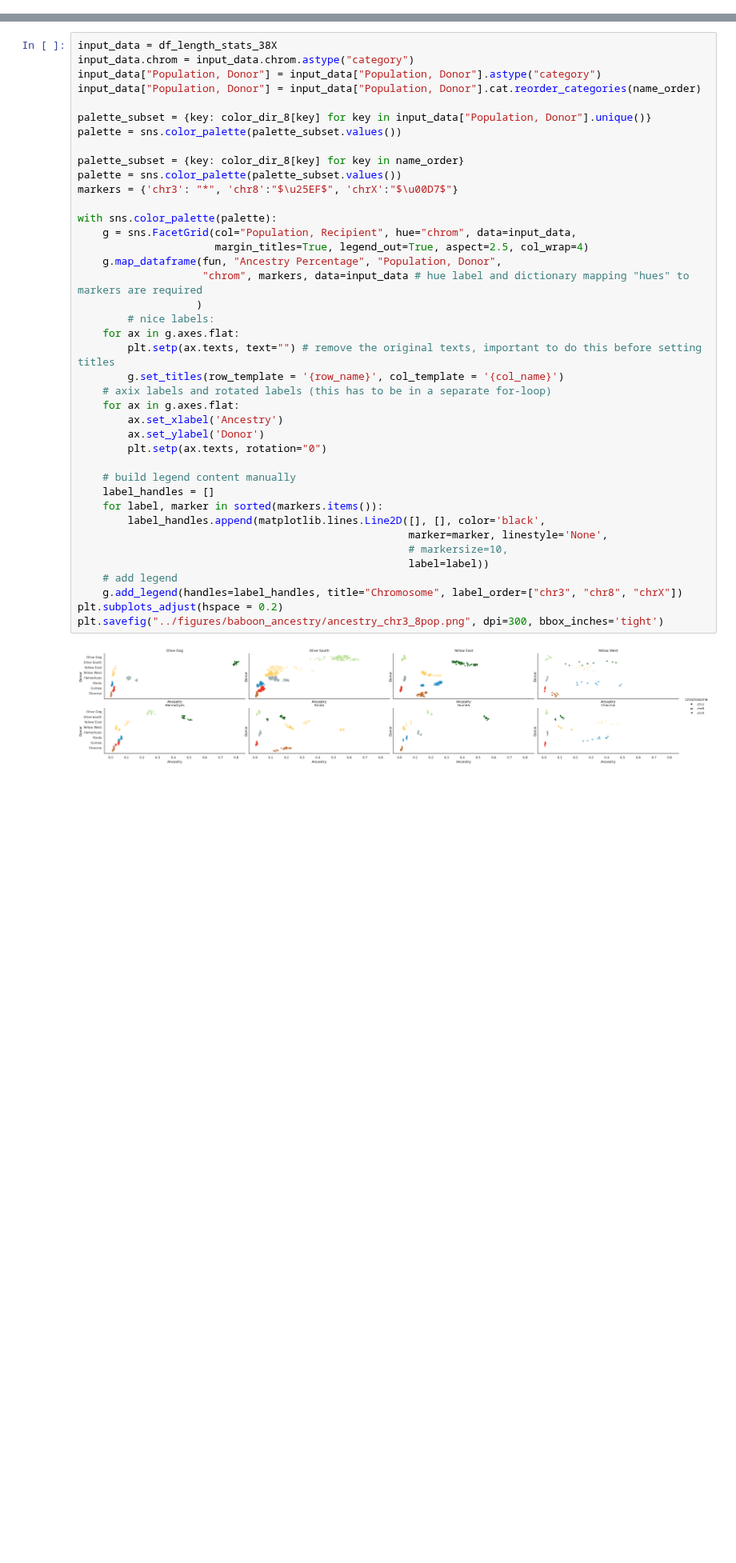
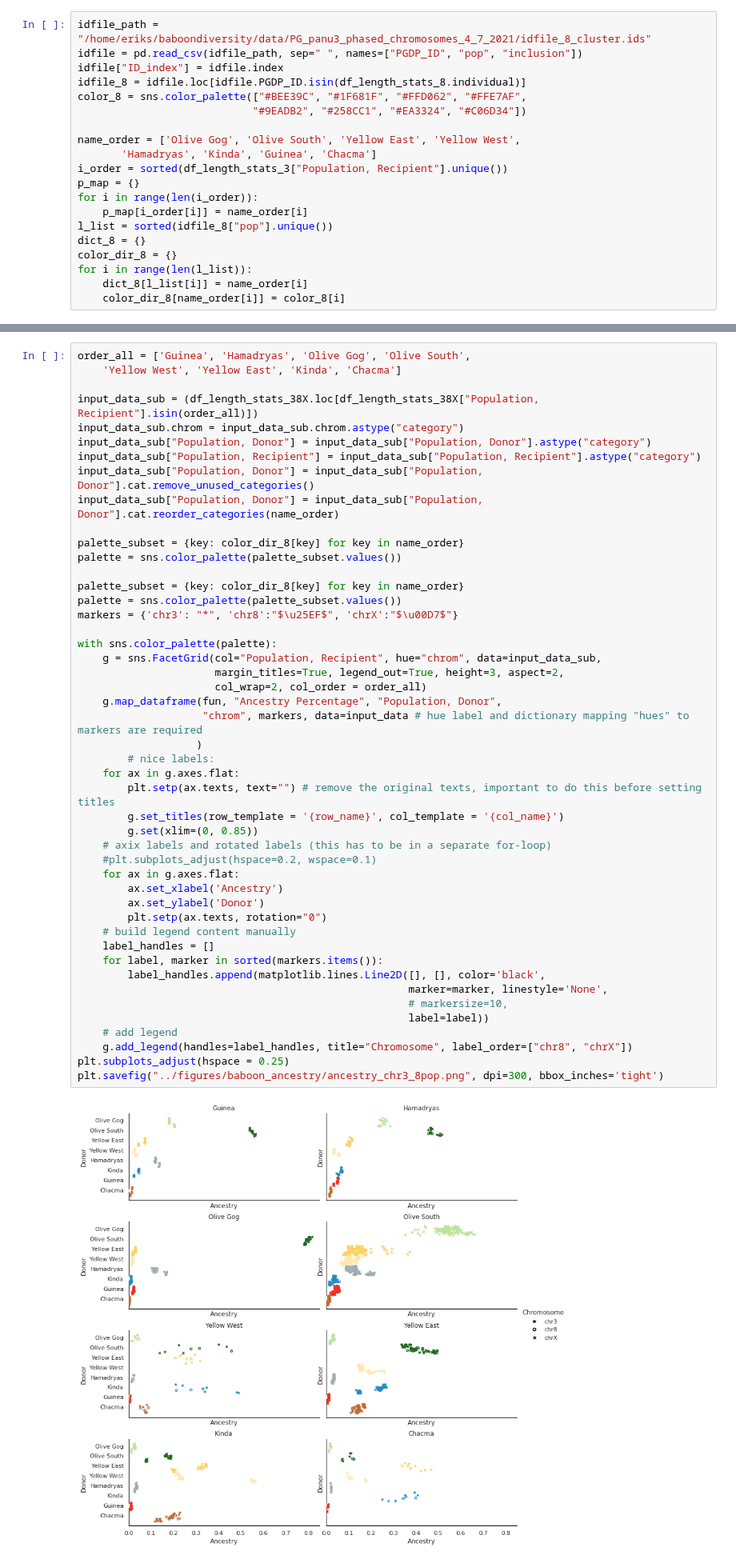
Before and after one commit to erikfogh/baboon_analysis, a Jupyter notebook: notebooks/paint12_other_chrom_ancestry.ipynb, the cells around one changed output, grey strips where cells are left out. Shown at 80% size. Drawn from its saved outputs; the diff is of its cells as text; blank space fills up the shorter version.

```diff
--- a/notebooks/paint12_other_chrom_ancestry.ipynb
+++ b/notebooks/paint12_other_chrom_ancestry.ipynb
@@ -230,2 +174,22 @@ plt.savefig("../figures/baboon_ancestry/ancestry_8pop.png", dpi=300, bbox_inches
+# %%
+idfile_path = "/home/eriks/baboondiversity/data/PG_panu3_phased_chromosomes_4_7_2021/idfile_8_cluster.ids"
+idfile = pd.read_csv(idfile_path, sep=" ", names=["PGDP_ID", "pop", "inclusion"])
+idfile["ID_index"] = idfile.index
+idfile_8 = idfile.loc[idfile.PGDP_ID.isin(df_length_stats_8.individual)]
+color_8 = sns.color_palette(["#BEE39C", "#1F681F", "#FFD062", "#FFE7AF",
+                            "#9EADB2", "#258CC1", "#EA3324", "#C06D34"])
+
+name_order = ['Olive Gog', 'Olive South', 'Yellow East', 'Yellow West',
+       'Hamadryas', 'Kinda', 'Guinea', 'Chacma']
+i_order = sorted(df_length_stats_3["Population, Recipient"].unique())
+p_map = {}
+for i in range(len(i_order)):
+    p_map[i_order[i]] = name_order[i]
+l_list = sorted(idfile_8["pop"].unique())
+dict_8 = {}
+color_dir_8 = {}
+for i in range(len(l_list)):
+    dict_8[l_list[i]] = name_order[i]
+    color_dir_8[name_order[i]] = color_8[i]
 # %%
 df_length_stats_38X = pd.concat([df_length_stats_8, df_length_stats_3])
@@ -254,47 +197,54 @@ for i in range(len(l_list)):
 df_length_stats_38X["Population, Donor"] = df_length_stats_38X["Population, Donor"].map(p_map)
 df_length_stats_38X["Population, Recipient"] = df_length_stats_38X["Population, Recipient"].map(p_map)
 # %%
-input_data = df_length_stats_38X
-input_data.chrom = input_data.chrom.astype("category")
-input_data["Population, Donor"] = input_data["Population, Donor"].astype("category")
-input_data["Population, Donor"] = input_data["Population, Donor"].cat.reorder_categories(name_order)
+order_all = ['Guinea', 'Hamadryas', 'Olive Gog', 'Olive South',
+    'Yellow West', 'Yellow East', 'Kinda', 'Chacma']
 
-palette_subset = {key: color_dir_8[key] for key in input_data["Population, Donor"].unique()}
+input_data_sub = (df_length_stats_38X.loc[df_length_stats_38X["Population, Recipient"].isin(order_all)])
+input_data_sub.chrom = input_data_sub.chrom.astype("category")
+input_data_sub["Population, Donor"] = input_data_sub["Population, Donor"].astype("category")
+input_data_sub["Population, Recipient"] = input_data_sub["Population, Recipient"].astype("category")
+input_data_sub["Population, Donor"] = input_data_sub["Population, Donor"].cat.remove_unused_categories()
+input_data_sub["Population, Donor"] = input_data_sub["Population, Donor"].cat.reorder_categories(name_order)
+
+palette_subset = {key: color_dir_8[key] for key in name_order}
 palette = sns.color_palette(palette_subset.values())
 
 palette_subset = {key: color_dir_8[key] for key in name_order}
 palette = sns.color_palette(palette_subset.values())
 markers = {'chr3': "*", 'chr8':"$\u25EF$", 'chrX':"$\u00D7$"}
 
 with sns.color_palette(palette):
-    g = sns.FacetGrid(col="Population, Recipient", hue="chrom", data=input_data,
-                      margin_titles=True, legend_out=True, aspect=2.5, col_wrap=4)
+    g = sns.FacetGrid(col="Population, Recipient", hue="chrom", data=input_data_sub,
+                      margin_titles=True, legend_out=True, height=3, aspect=2,
+                      col_wrap=2, col_order = order_all)
     g.map_dataframe(fun, "Ancestry Percentage", "Population, Donor",
                     "chrom", markers, data=input_data # hue label and dictionary mapping "hues" to markers are required
                    )
         # nice labels:
     for ax in g.axes.flat:
         plt.setp(ax.texts, text="") # remove the original texts, important to do this before setting titles
         g.set_titles(row_template = '{row_name}', col_template = '{col_name}')
+        g.set(xlim=(0, 0.85))
     # axix labels and rotated labels (this has to be in a separate for-loop)
+    #plt.subplots_adjust(hspace=0.2, wspace=0.1)
     for ax in g.axes.flat:
         ax.set_xlabel('Ancestry')
         ax.set_ylabel('Donor')
         plt.setp(ax.texts, rotation="0")
-
     # build legend content manually
     label_handles = []
     for label, marker in sorted(markers.items()):
         label_handles.append(matplotlib.lines.Line2D([], [], color='black',
                                                      marker=marker, linestyle='None',
                                                      # markersize=10,
                                                      label=label))
     # add legend
-    g.add_legend(handles=label_handles, title="Chromosome", label_order=["chr3", "chr8", "chrX"])
-plt.subplots_adjust(hspace = 0.2)
+    g.add_legend(handles=label_handles, title="Chromosome", label_order=["chr8", "chrX"])
+plt.subplots_adjust(hspace = 0.25)
 plt.savefig("../figures/baboon_ancestry/ancestry_chr3_8pop.png", dpi=300, bbox_inches='tight')
 # %% [output]
-[figure, old version]
+[figure, new version]
 # %%
 df_length_stats_8["Population, Donor"] = df_length_stats_8["Population, Donor"].map(p_map)
 df_length_stats_8["Population, Recipient"] = df_length_stats_8["Population, Recipient"].map(p_map)
```
Also changed, not shown: parts of 40 cells of this notebook, 18 other files.
